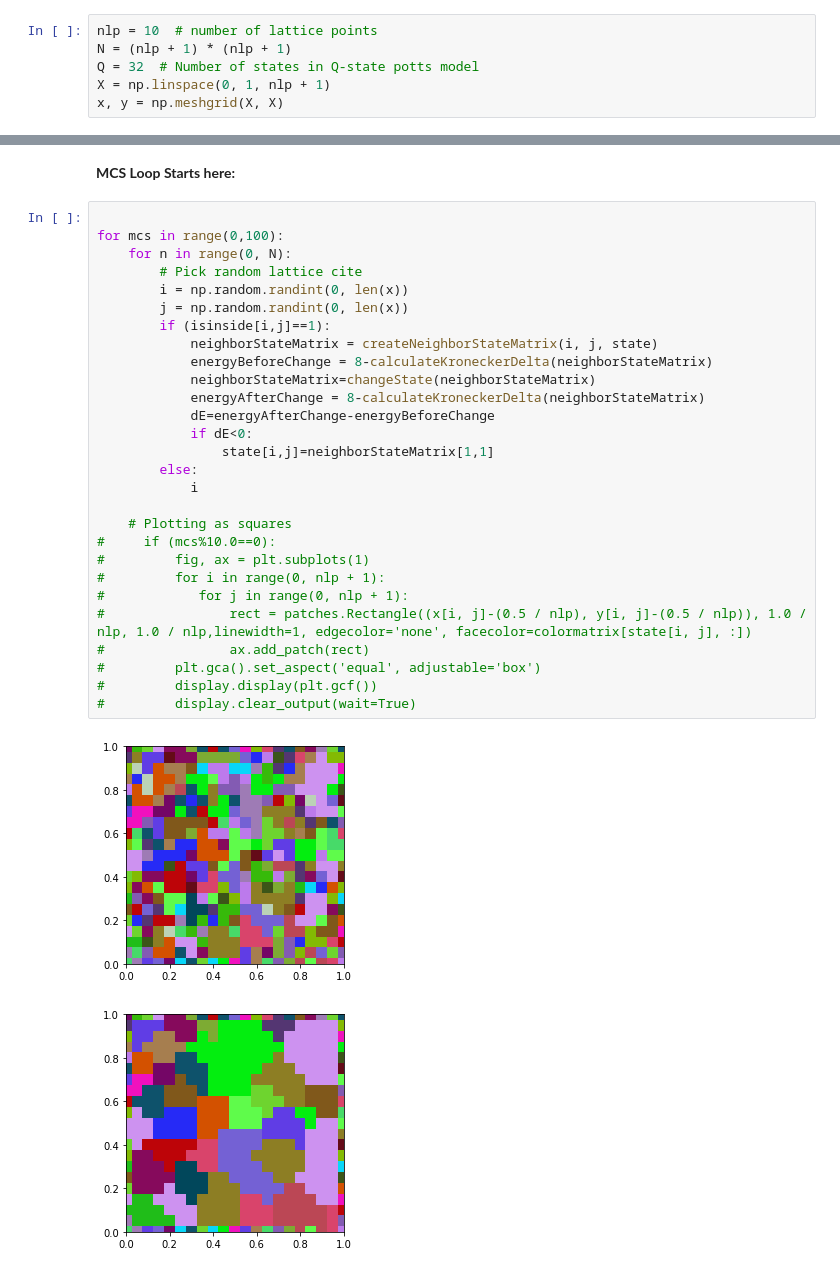
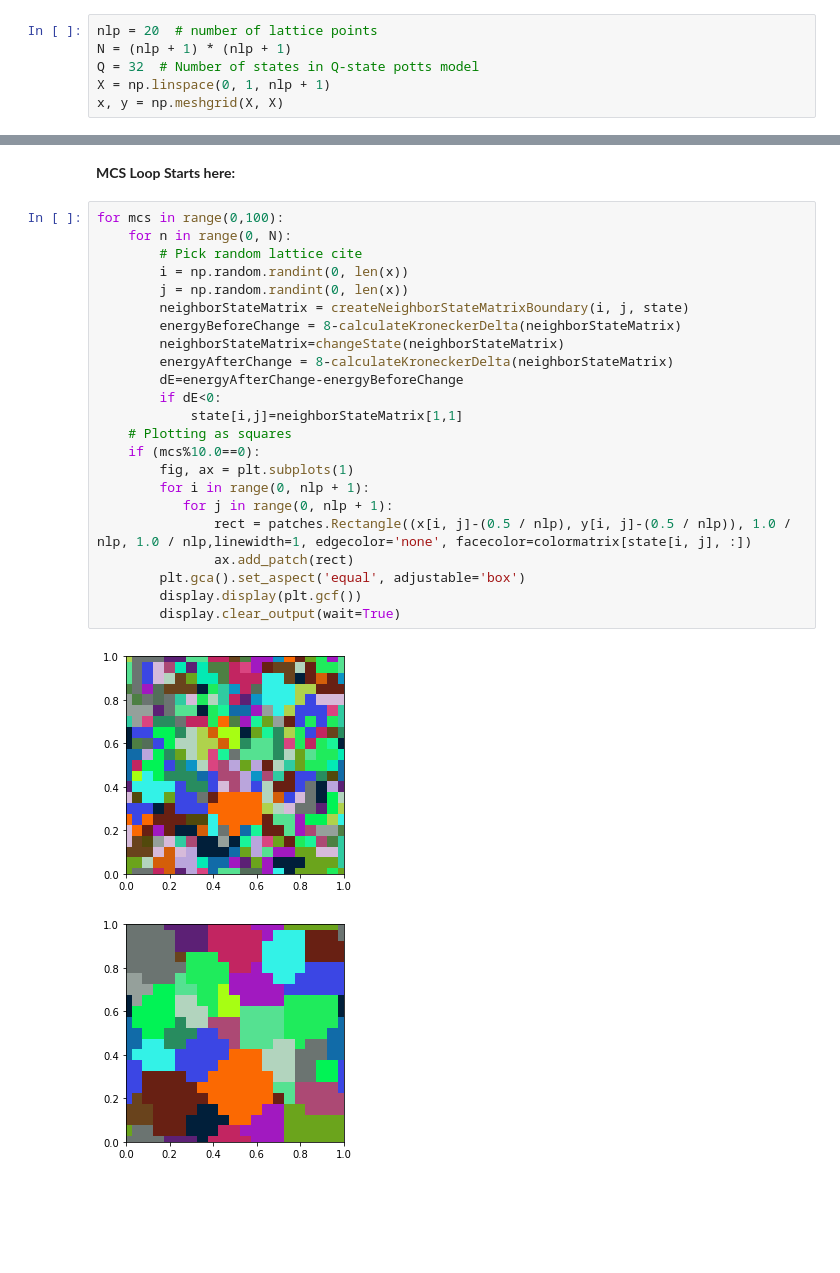
Before and after one commit to sagarbhatt0904/popUpCourse, a Jupyter notebook: popUpCourseMonteCarlo.ipynb, the cells around one changed output, grey strips where cells are left out. Drawn from its saved outputs; the diff is of its cells as text; blank space fills up the shorter version.

Commit message:
Added Periodic Boundary condition

```diff
--- a/popUpCourseMonteCarlo.ipynb
+++ b/popUpCourseMonteCarlo.ipynb
@@ -23,7 +23,7 @@ Functions to Cal
 # %% [markdown]
 Make a 2D square lattice:
 # %%
-nlp = 10  # number of lattice points
+nlp = 20  # number of lattice points
 N = (nlp + 1) * (nlp + 1)
 Q = 32  # Number of states in Q-state potts model
 X = np.linspace(0, 1, nlp + 1)
@@ -99,33 +99,28 @@ for i in range(0, nlp + 1):
 # %% [markdown]
 **MCS Loop Starts here:**
 # %%
-
 for mcs in range(0,100):
     for n in range(0, N):
         # Pick random lattice cite
         i = np.random.randint(0, len(x))
         j = np.random.randint(0, len(x))
-        if (isinside[i,j]==1):
-            neighborStateMatrix = createNeighborStateMatrix(i, j, state)
-            energyBeforeChange = 8-calculateKroneckerDelta(neighborStateMatrix)
-            neighborStateMatrix=changeState(neighborStateMatrix)
-            energyAfterChange = 8-calculateKroneckerDelta(neighborStateMatrix)
-            dE=energyAfterChange-energyBeforeChange
-            if dE<0:
-                state[i,j]=neighborStateMatrix[1,1]
-        else:
-            i
-
+        neighborStateMatrix = createNeighborStateMatrixBoundary(i, j, state)
+        energyBeforeChange = 8-calculateKroneckerDelta(neighborStateMatrix)
+        neighborStateMatrix=changeState(neighborStateMatrix)
+        energyAfterChange = 8-calculateKroneckerDelta(neighborStateMatrix)
+        dE=energyAfterChange-energyBeforeChange
+        if dE<0:
+            state[i,j]=neighborStateMatrix[1,1]
     # Plotting as squares
-#     if (mcs%10.0==0):
-#         fig, ax = plt.subplots(1)
-#         for i in range(0, nlp + 1):
-#            for j in range(0, nlp + 1):
-#                rect = patches.Rectangle((x[i, j]-(0.5 / nlp), y[i, j]-(0.5 / nlp)), 1.0 / nlp, 1.0 / nlp,linewidth=1, edgecolor='none', facecolor=colormatrix[state[i, j], :])
-#                ax.add_patch(rect)
-#         plt.gca().set_aspect('equal', adjustable='box')
-#         display.display(plt.gcf())
-#         display.clear_output(wait=True)
+    if (mcs%10.0==0):
+        fig, ax = plt.subplots(1)
+        for i in range(0, nlp + 1):
+           for j in range(0, nlp + 1):
+               rect = patches.Rectangle((x[i, j]-(0.5 / nlp), y[i, j]-(0.5 / nlp)), 1.0 / nlp, 1.0 / nlp,linewidth=1, edgecolor='none', facecolor=colormatrix[state[i, j], :])
+               ax.add_patch(rect)
+        plt.gca().set_aspect('equal', adjustable='box')
+        display.display(plt.gcf())
+        display.clear_output(wait=True)
 # %% [output]
-[figure, old version]
+[figure, new version]
-[figure, old version]
+[figure, new version]
```
Also changed, not shown: parts of 2 cells of this notebook.
